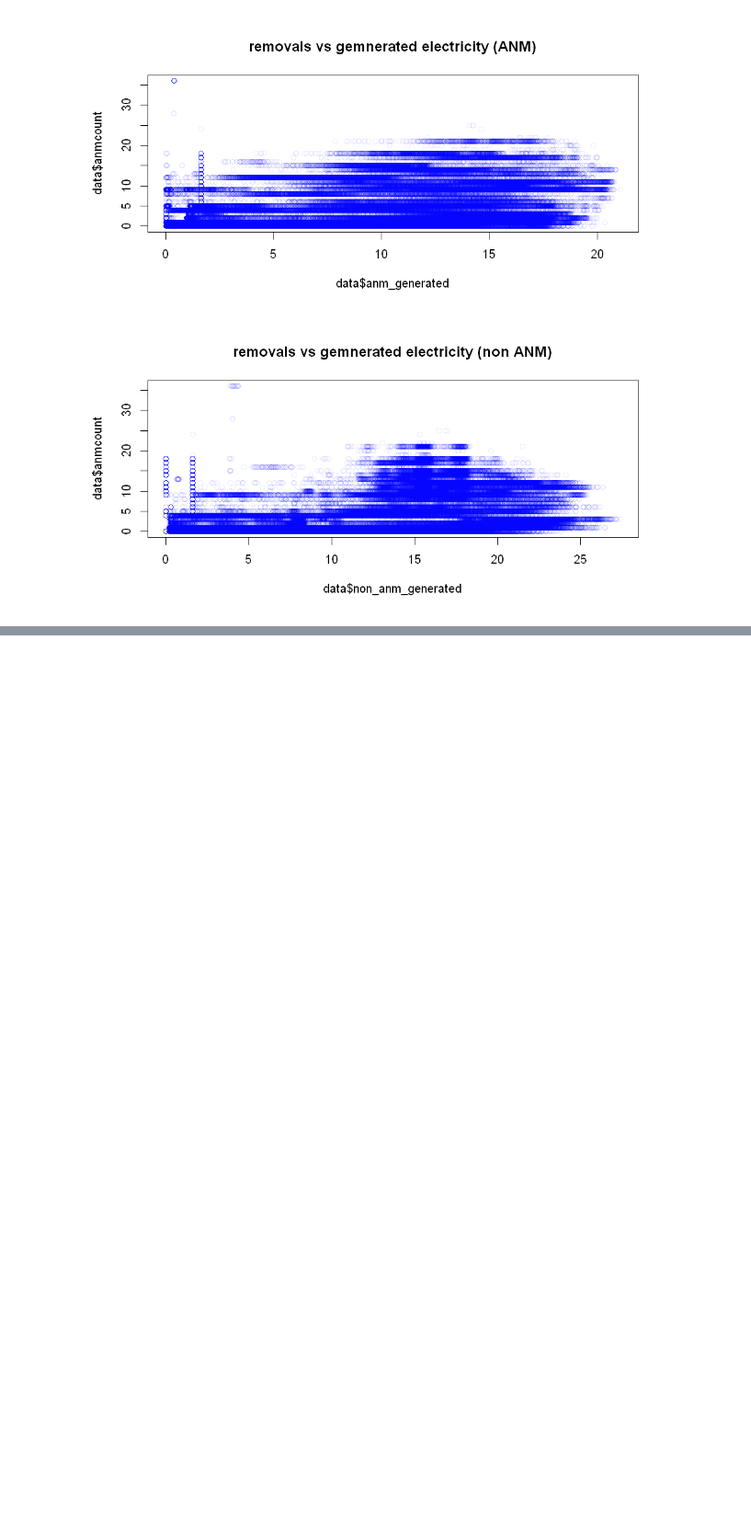
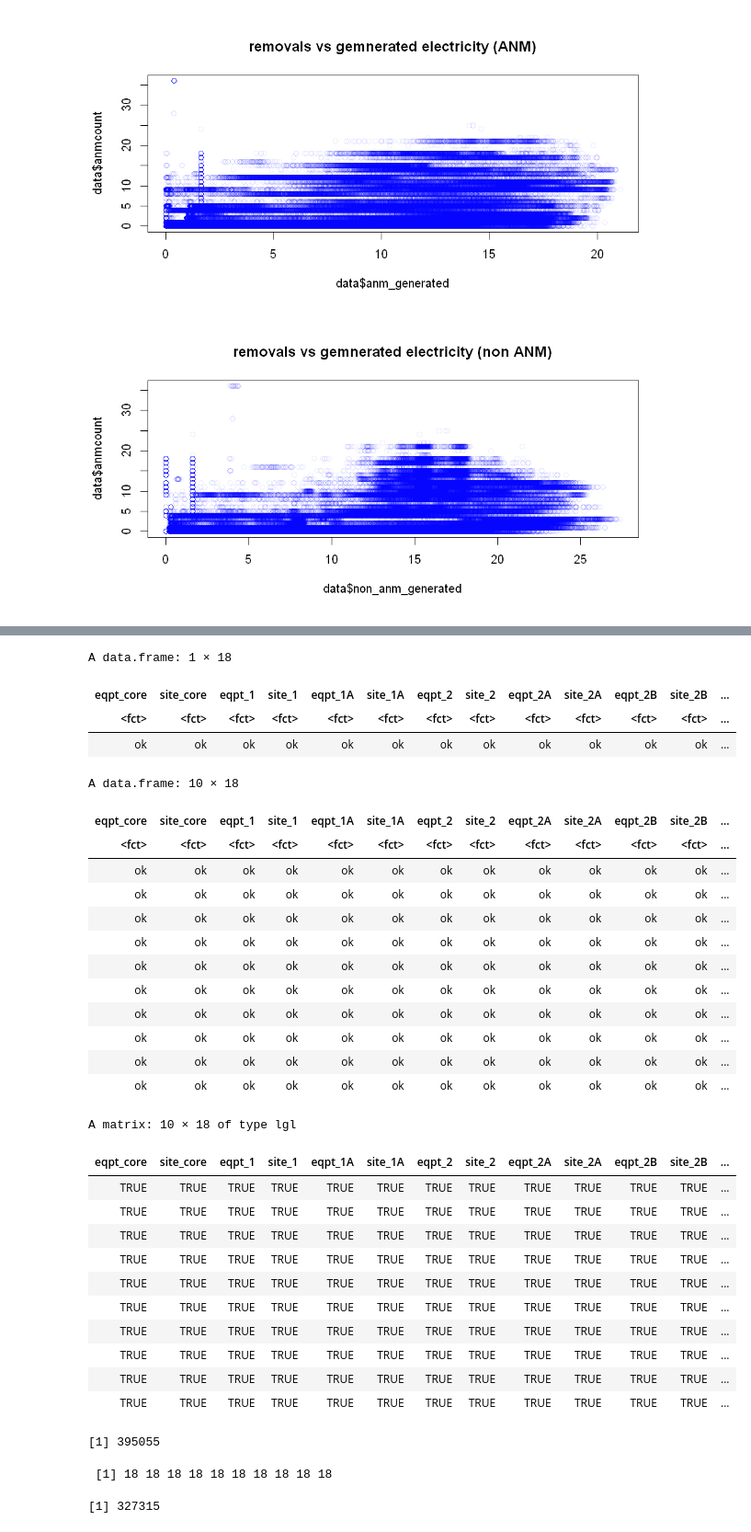
Before and after one commit to srendall91/orkney-electricity, a Jupyter notebook: ssen_weather_combine/Examine_anm_logs.ipynb, the cells around one changed output, grey strips where cells are left out. Shown: that part at 92% size. Cells and saved outputs as stored; diff of their text form; code cells hidden in the pictures; blank space fills up the shorter version.

```diff
--- a/ssen_weather_combine/Examine_anm_logs.ipynb
+++ b/ssen_weather_combine/Examine_anm_logs.ipynb
@@ -126,0 +134,40 @@ plot(data$non_anm_generated, data$anmcount, main='removals vs generated electric
+# %%
+data[1,c(10,11, 13,14, 16,17, 19,20, 22,23, 25,26, 28,29, 31,32, 34,35)]
+data[1:10, c(10,11, 13,14, 16,17, 19,20, 22,23, 25,26, 28,29, 31,32, 34,35)]
+sapply(data[1:10, c(10,11, 13,14, 16,17, 19,20, 22,23, 25,26, 28,29, 31,32, 34,35)],"==","ok")
+length(data$elec_timestamp)
+rowSums(sapply(data[1:10, c(10,11, 13,14, 16,17, 19,20, 22,23, 25,26, 28,29, 31,32, 34,35)],"==","ok"))
+sum(rowSums(sapply(data[, c(10,11, 13,14, 16,17, 19,20, 22,23, 25,26, 28,29, 31,32, 34,35)],"==","ok"))==18)
+# %% [output]
+A data.frame: 1 × 18
+| eqpt_core | site_core | eqpt_1 | site_1 | eqpt_1A | site_1A | eqpt_2 | site_2 | eqpt_2A | site_2A | eqpt_2B | site_2B | ... |
+| <fct> | <fct> | <fct> | <fct> | <fct> | <fct> | <fct> | <fct> | <fct> | <fct> | <fct> | <fct> | ... |
+| ok | ok | ok | ok | ok | ok | ok | ok | ok | ok | ok | ok | ... |
+A data.frame: 10 × 18
+| eqpt_core | site_core | eqpt_1 | site_1 | eqpt_1A | site_1A | eqpt_2 | site_2 | eqpt_2A | site_2A | eqpt_2B | site_2B | ... |
+| <fct> | <fct> | <fct> | <fct> | <fct> | <fct> | <fct> | <fct> | <fct> | <fct> | <fct> | <fct> | ... |
+| ok | ok | ok | ok | ok | ok | ok | ok | ok | ok | ok | ok | ... |
+| ok | ok | ok | ok | ok | ok | ok | ok | ok | ok | ok | ok | ... |
+| ok | ok | ok | ok | ok | ok | ok | ok | ok | ok | ok | ok | ... |
+| ok | ok | ok | ok | ok | ok | ok | ok | ok | ok | ok | ok | ... |
+| ok | ok | ok | ok | ok | ok | ok | ok | ok | ok | ok | ok | ... |
+| ok | ok | ok | ok | ok | ok | ok | ok | ok | ok | ok | ok | ... |
+| ok | ok | ok | ok | ok | ok | ok | ok | ok | ok | ok | ok | ... |
+| ok | ok | ok | ok | ok | ok | ok | ok | ok | ok | ok | ok | ... |
+| ok | ok | ok | ok | ok | ok | ok | ok | ok | ok | ok | ok | ... |
+| ok | ok | ok | ok | ok | ok | ok | ok | ok | ok | ok | ok | ... |
+A matrix: 10 × 18 of type lgl
+| eqpt_core | site_core | eqpt_1 | site_1 | eqpt_1A | site_1A | eqpt_2 | site_2 | eqpt_2A | site_2A | eqpt_2B | site_2B | ... |
+| TRUE | TRUE | TRUE | TRUE | TRUE | TRUE | TRUE | TRUE | TRUE | TRUE | TRUE | TRUE | ... |
+| TRUE | TRUE | TRUE | TRUE | TRUE | TRUE | TRUE | TRUE | TRUE | TRUE | TRUE | TRUE | ... |
+| TRUE | TRUE | TRUE | TRUE | TRUE | TRUE | TRUE | TRUE | TRUE | TRUE | TRUE | TRUE | ... |
+| TRUE | TRUE | TRUE | TRUE | TRUE | TRUE | TRUE | TRUE | TRUE | TRUE | TRUE | TRUE | ... |
+| TRUE | TRUE | TRUE | TRUE | TRUE | TRUE | TRUE | TRUE | TRUE | TRUE | TRUE | TRUE | ... |
+| TRUE | TRUE | TRUE | TRUE | TRUE | TRUE | TRUE | TRUE | TRUE | TRUE | TRUE | TRUE | ... |
+| TRUE | TRUE | TRUE | TRUE | TRUE | TRUE | TRUE | TRUE | TRUE | TRUE | TRUE | TRUE | ... |
+| TRUE | TRUE | TRUE | TRUE | TRUE | TRUE | TRUE | TRUE | TRUE | TRUE | TRUE | TRUE | ... |
+| TRUE | TRUE | TRUE | TRUE | TRUE | TRUE | TRUE | TRUE | TRUE | TRUE | TRUE | TRUE | ... |
+| TRUE | TRUE | TRUE | TRUE | TRUE | TRUE | TRUE | TRUE | TRUE | TRUE | TRUE | TRUE | ... |
+[1] 395055
+ [1] 18 18 18 18 18 18 18 18 18 18
+[1] 327315
```
Also changed, not shown: parts of 2 cells of this notebook, 1 other file.
